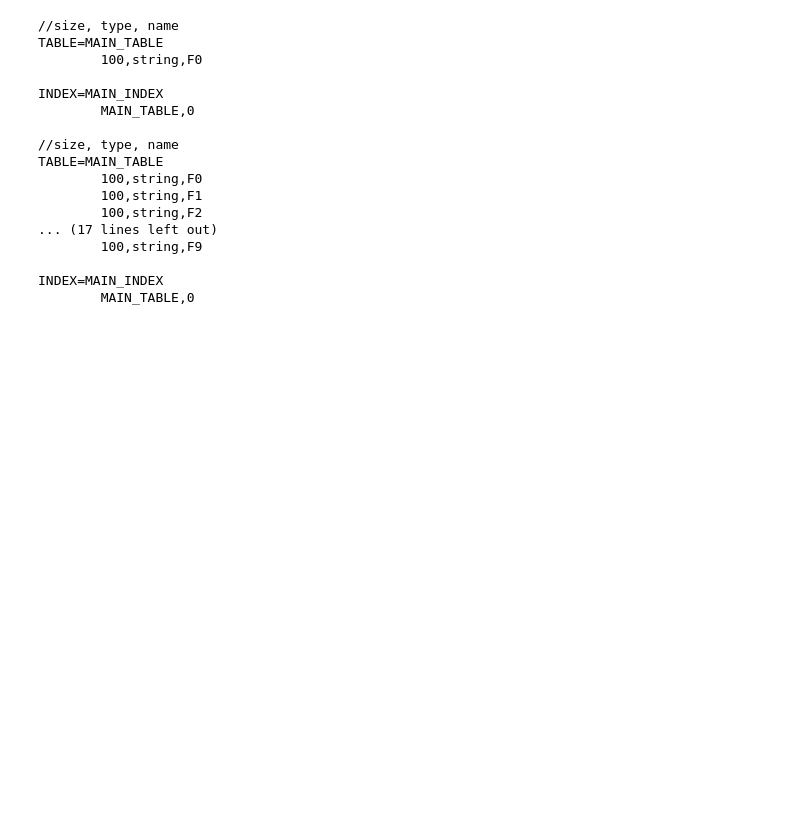
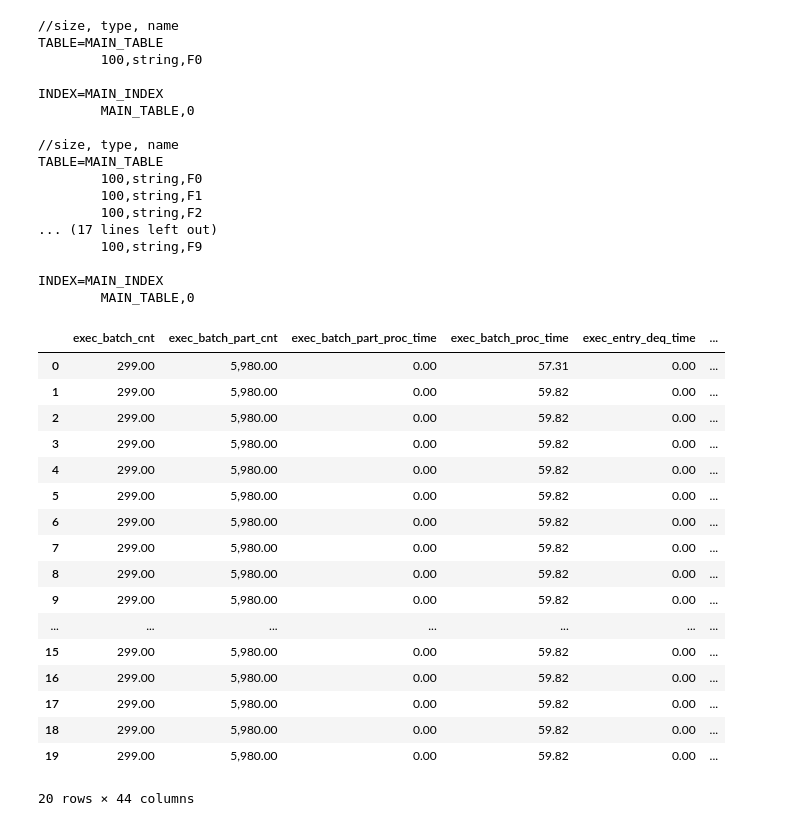
Before and after one commit to qadahtm/deneva, a Jupyter notebook: pynb/QueCC.ipynb, the cells around one changed output. Cells and saved outputs as stored; diff of their text form; code cells hidden in the pictures; blank space fills up the shorter version.

```diff
--- a/pynb/QueCC.ipynb
+++ b/pynb/QueCC.ipynb
@@ -4738,3 +4736,26 @@ TABLE=MAIN_TABLE
 
 INDEX=MAIN_INDEX
         MAIN_TABLE,0
+# %%
+test_data = '/Users/qadahtm/Dev/halstead/deneva_project/deneva/exp_results/test_copying.txt'
+df = pd.DataFrame(exetract_breakdown_from_file(test_data))
+df
+# %% [output]
+|  | exec_batch_cnt | exec_batch_part_cnt | exec_batch_part_proc_time | exec_batch_proc_time | exec_entry_deq_time | ... |
+| 0 | 299.00 | 5,980.00 | 0.00 | 57.31 | 0.00 | ... |
+| 1 | 299.00 | 5,980.00 | 0.00 | 59.82 | 0.00 | ... |
+| 2 | 299.00 | 5,980.00 | 0.00 | 59.82 | 0.00 | ... |
+| 3 | 299.00 | 5,980.00 | 0.00 | 59.82 | 0.00 | ... |
+| 4 | 299.00 | 5,980.00 | 0.00 | 59.82 | 0.00 | ... |
+| 5 | 299.00 | 5,980.00 | 0.00 | 59.82 | 0.00 | ... |
+| 6 | 299.00 | 5,980.00 | 0.00 | 59.82 | 0.00 | ... |
+| 7 | 299.00 | 5,980.00 | 0.00 | 59.82 | 0.00 | ... |
+| 8 | 299.00 | 5,980.00 | 0.00 | 59.82 | 0.00 | ... |
+| 9 | 299.00 | 5,980.00 | 0.00 | 59.82 | 0.00 | ... |
+| ... | ... | ... | ... | ... | ... | ... |
+| 15 | 299.00 | 5,980.00 | 0.00 | 59.82 | 0.00 | ... |
+| 16 | 299.00 | 5,980.00 | 0.00 | 59.82 | 0.00 | ... |
+| 17 | 299.00 | 5,980.00 | 0.00 | 59.82 | 0.00 | ... |
+| 18 | 299.00 | 5,980.00 | 0.00 | 59.82 | 0.00 | ... |
+| 19 | 299.00 | 5,980.00 | 0.00 | 59.82 | 0.00 | ... |
+20 rows × 44 columns
```
Also changed, not shown: parts of 8 cells of this notebook, 32 other files.
